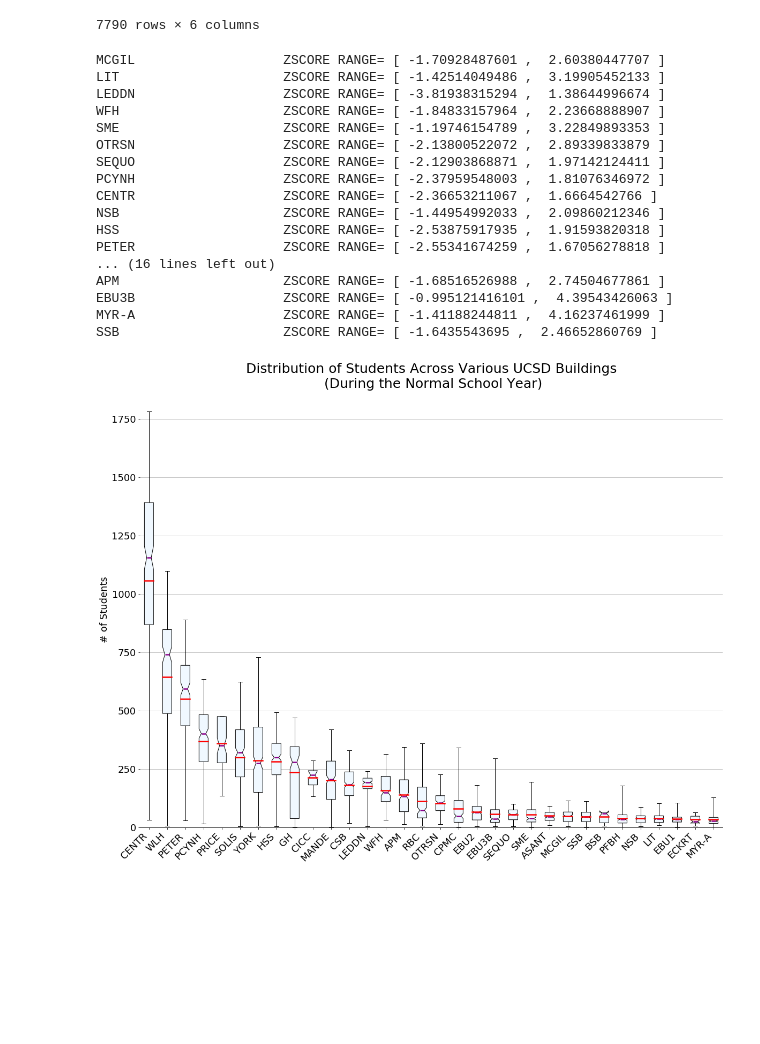
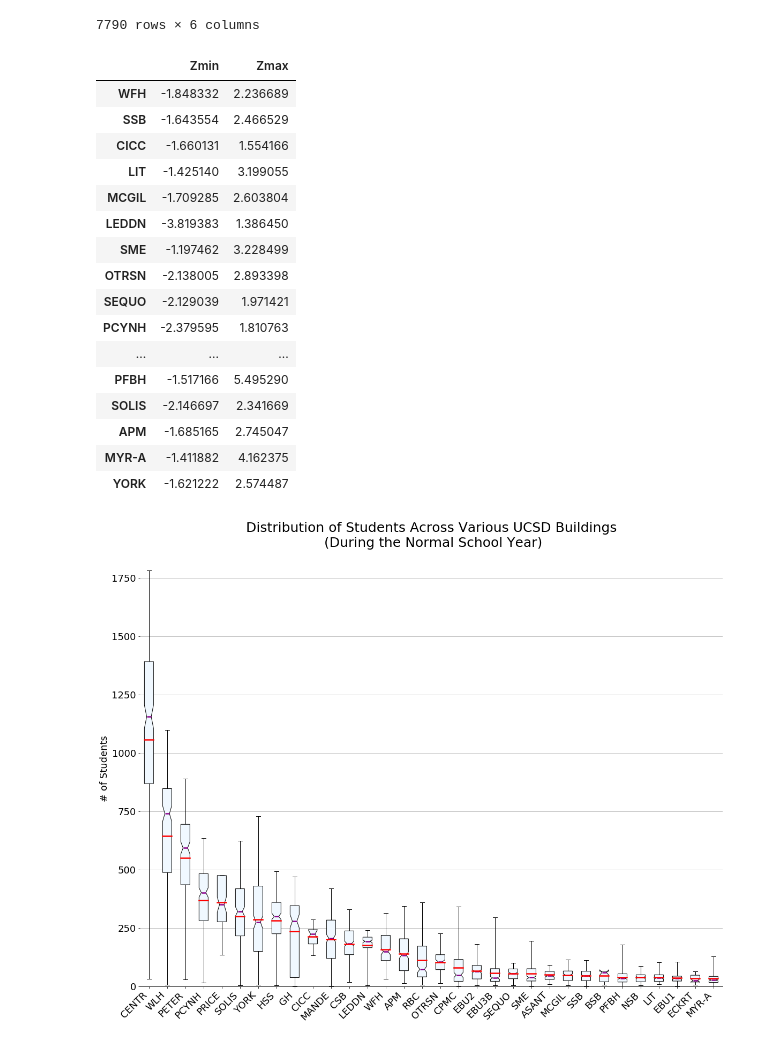
Before and after one commit to Albert-Guan/ECE180-Team2, a Jupyter notebook: visualization_pb/BuildingStatisticsGraph.ipynb, the cells around one changed output. Cells and saved outputs as stored; diff of their text form; code cells hidden in the pictures; blank space fills up the shorter version.

Commit message:
made zscore a dataframe

```diff
--- a/visualization_pb/BuildingStatisticsGraph.ipynb
+++ b/visualization_pb/BuildingStatisticsGraph.ipynb
@@ -49,39 +56,46 @@ quarters_pd
 # %%
 # now remove the buildings whose average number of students is too low (outliers)
-dat_tupled = []
-z_scores = []
+dat_tupled = list()
+z_dict = dict()
 for groups in quarters_grouped.groups:
     curr_avg = quarters_grouped.get_group(groups).students_number.mean()
-    if curr_avg >= MIN_STU_AVG and groups not in IGNORE_LIST:
+    if curr_avg >= MIN_STU_AVG and groups not in IGNORE_LIST:            # if average not above threshold don't use it
         curr_std = quarters_grouped.get_group(groups).students_number.std()
         dat = quarters_grouped.get_group(groups).students_number
         dat_tupled.append((groups, curr_avg, curr_std, dat))
+
+        # now evalute z scores and append to dictionary
         z_scores=(quarters_grouped.get_group(groups).students_number-curr_avg)/curr_std
-        print '{:12}'.format(groups), "\t\tZSCORE RANGE= [", min(z_scores),", ", max(z_scores), "]"
+        z_dict.setdefault(groups, [min(z_scores), max(z_scores)])
 
 # sort resultant data
 dat_tupled = sorted(dat_tupled, key=lambda x:x[1], reverse=True)
 
-# unzips tuples made above
+# unzips tuples made above for possible future usage
 labels, averages, stdevs, dats= zip(*dat_tupled)
+
+# makes Z value range dictionary neater
+z_ranges = pd.DataFrame.from_dict(z_dict, orient='index')
+z_ranges.columns = ['Zmin', 'Zmax']
+z_ranges
 # %% [output]
-MCGIL                   ZSCORE RANGE= [ -1.70928487601 ,  2.60380447707 ]
-LIT                     ZSCORE RANGE= [ -1.42514049486 ,  3.19905452133 ]
-LEDDN                   ZSCORE RANGE= [ -3.81938315294 ,  1.38644996674 ]
-WFH                     ZSCORE RANGE= [ -1.84833157964 ,  2.23668888907 ]
-SME                     ZSCORE RANGE= [ -1.19746154789 ,  3.22849893353 ]
-OTRSN                   ZSCORE RANGE= [ -2.13800522072 ,  2.89339833879 ]
-SEQUO                   ZSCORE RANGE= [ -2.12903868871 ,  1.97142124411 ]
-PCYNH                   ZSCORE RANGE= [ -2.37959548003 ,  1.81076346972 ]
-CENTR                   ZSCORE RANGE= [ -2.36653211067 ,  1.6664542766 ]
-NSB                     ZSCORE RANGE= [ -1.44954992033 ,  2.09860212346 ]
-HSS                     ZSCORE RANGE= [ -2.53875917935 ,  1.91593820318 ]
-PETER                   ZSCORE RANGE= [ -2.55341674259 ,  1.67056278818 ]
-... (16 lines left out)
-APM                     ZSCORE RANGE= [ -1.68516526988 ,  2.74504677861 ]
-EBU3B                   ZSCORE RANGE= [ -0.995121416101 ,  4.39543426063 ]
-MYR-A                   ZSCORE RANGE= [ -1.41188244811 ,  4.16237461999 ]
-SSB                     ZSCORE RANGE= [ -1.6435543695 ,  2.46652860769 ]
+|  | Zmin | Zmax |
+| WFH | -1.848332 | 2.236689 |
+| SSB | -1.643554 | 2.466529 |
+| CICC | -1.660131 | 1.554166 |
+| LIT | -1.425140 | 3.199055 |
+| MCGIL | -1.709285 | 2.603804 |
+| LEDDN | -3.819383 | 1.386450 |
+| SME | -1.197462 | 3.228499 |
+| OTRSN | -2.138005 | 2.893398 |
+| SEQUO | -2.129039 | 1.971421 |
+| PCYNH | -2.379595 | 1.810763 |
+| ... | ... | ... |
+| PFBH | -1.517166 | 5.495290 |
+| SOLIS | -2.146697 | 2.341669 |
+| APM | -1.685165 | 2.745047 |
+| MYR-A | -1.411882 | 4.162375 |
+| YORK | -1.621222 | 2.574487 |
 # %%
 # customization elements
 medianprops = dict(linestyle='-.', linewidth=2.5, color='darkmagenta')
```
Also changed, not shown: parts of 3 cells of this notebook.
